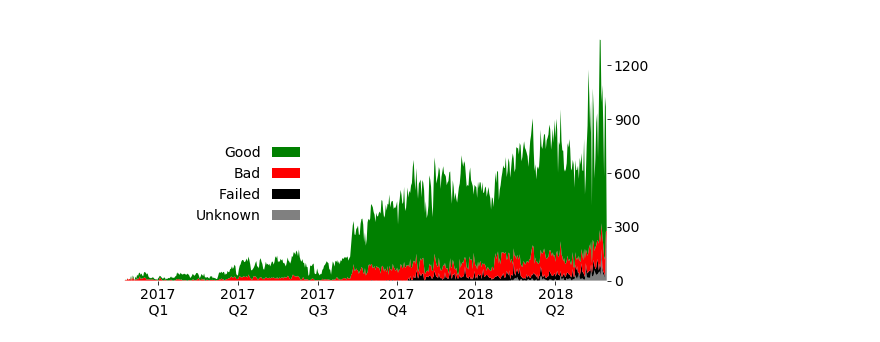
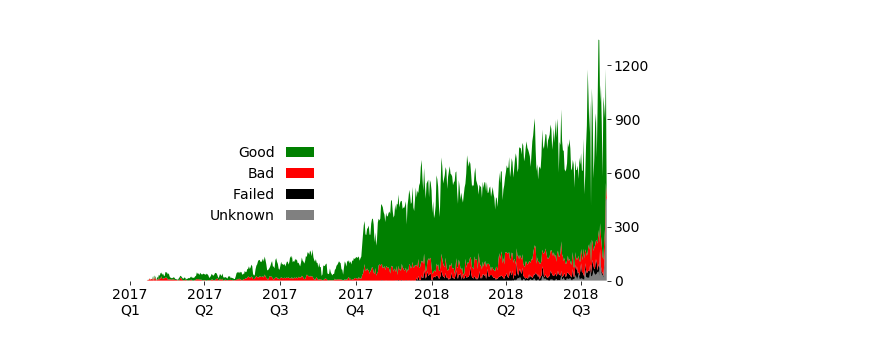
Before and after one commit to wiredlab/scheduling-bazaar, a Jupyter notebook: notebooks/observations-status.ipynb, the cells around one changed output. Drawn from its saved outputs; the diff is of its cells as text; code cells hidden in the pictures.

```diff
--- a/notebooks/observations-status.ipynb
+++ b/notebooks/observations-status.ipynb
@@ -64,23 +64,28 @@ bad = []
 failed = []
 unknown = []
 duration = []
+actives = []
+
 d = timedelta(seconds=0)
 
 oneday = timedelta(days=1)
 for i, day in enumerate(days):
     obs = tree[day : day + oneday]
     count = dict(total=0, good=0, bad=0, failed=0, unknown=0)
+    active = set()
     d = timedelta(seconds=0)
     for o in obs:
         count[o.data['vetted_status']] += 1
         count['total'] += 1
         d += o.end - o.begin
+        active.add(o.data['ground_station'])
     total.append(count['total'])
     good.append(count['good'])
     bad.append(count['bad'])
     failed.append(count['failed'])
     unknown.append(count['unknown'])
     duration.append(d)
+    actives.append(len(active))
 # %%
 fig, ax = plt.subplots(figsize=(8, 4.5))
 
@@ -118,40 +123,42 @@ ax.legend(
     markerfirst=False,
     borderpad=0,
 )
 
-#fig.autofmt_xdate()
-ax.xaxis.set_major_locator(mpl.dates.MonthLocator(interval=3))
-#ax.xaxis.set_major_formatter(mpl.dates.DateFormatter('%Y-%m'))
+ax.set_xlim(left=datetime(2017, 1, 1), right=days[-1])
+
+
+
 def quarter_formatter(x, pos):
     d = mpl.dates.num2date(x)
     q = ((d.month - 1) // 3) + 1
     if True: #q % 2 == 1:
-        s = '{}\n Q{} '.format(d.year, q)
+        s = '  {}  \nQ{}'.format(d.year, q)
     else:
         s = ''
     return s
 
+ax.xaxis.set_major_locator(mpl.dates.MonthLocator(bymonth=(1, 4, 7, 10)))
+
+#ax.xaxis.set_major_formatter(mpl.dates.DateFormatter('%Y-%m'))
 ax.xaxis.set_major_formatter(mpl.ticker.FuncFormatter(quarter_formatter))
 
 labels = ax.get_xticklabels()
 plt.setp(labels, rotation=0, ha='center', va='top')
-
-ax.set_xlim(left=datetime(2017, 1, 1), right=days[-1])
 
 ax.yaxis.tick_right()
 ax.set_yticks(range(0, 1500, 300))
 ax.set_ylim(bottom=0)
 
 ax.spines['left'].set_visible(False)
 ax.spines['top'].set_visible(False)
 ax.spines['right'].set_visible(False)
 ax.spines['bottom'].set_visible(False)
 
 plt.tight_layout()
 
 fig.savefig('network-obs-day.png', dpi=300)
 # %% [output]
-[figure, old version]
+[figure, new version]
 # %%
 fig, ax = plt.subplots()
 
```
Also changed, not shown: parts of 6 cells of this notebook, 2 other files.
